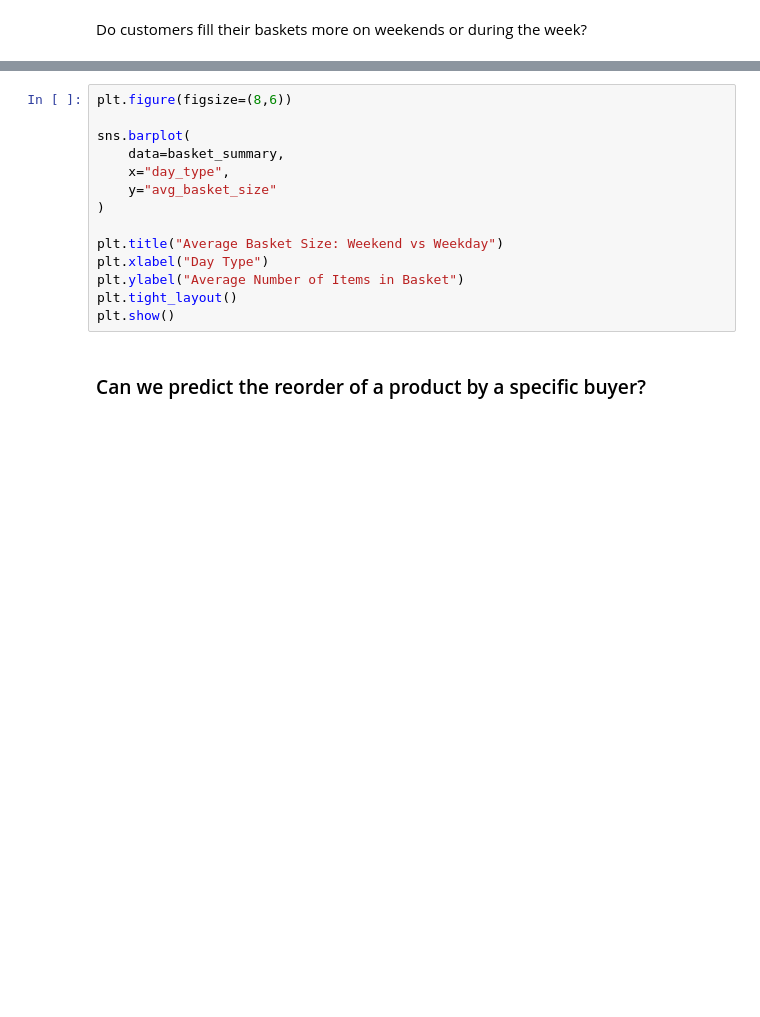
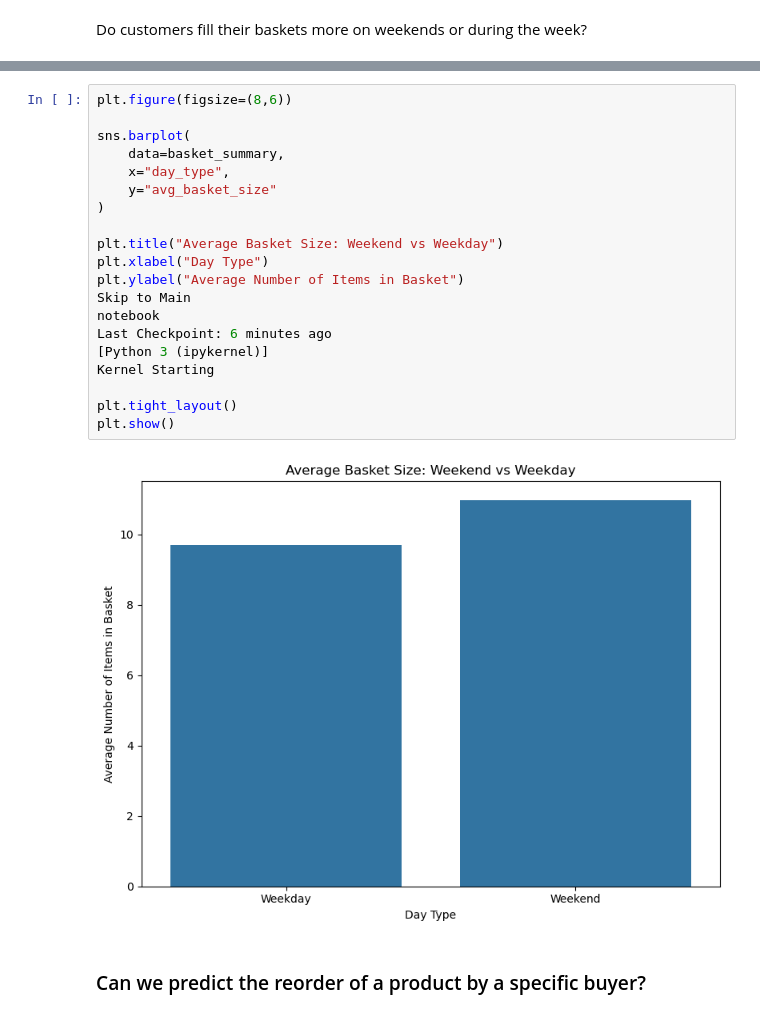
Before and after one commit to AlexandrG1209/nextbuy, a Jupyter notebook: notebook.ipynb, the cells around one changed output, grey strips where cells are left out. Saved outputs shown, nothing was run; the diff lists cells and outputs as text; blank space fills up the shorter version.

```diff
--- a/notebook.ipynb
+++ b/notebook.ipynb
@@ -533,17 +567,25 @@ basket_summary
 # %%
 plt.figure(figsize=(8,6))
 
 sns.barplot(
     data=basket_summary,
     x="day_type",
     y="avg_basket_size"
 )
 
 plt.title("Average Basket Size: Weekend vs Weekday")
 plt.xlabel("Day Type")
 plt.ylabel("Average Number of Items in Basket")
+Skip to Main
+notebook
+Last Checkpoint: 6 minutes ago
+[Python 3 (ipykernel)]
+Kernel Starting
+
 plt.tight_layout()
 plt.show()
+# %% [output]
+[figure, added]
 # %% [markdown]
 ### Can we predict the reorder of a product by a specific buyer?
 # %%
```
Also changed, not shown: parts of 31 cells of this notebook.
